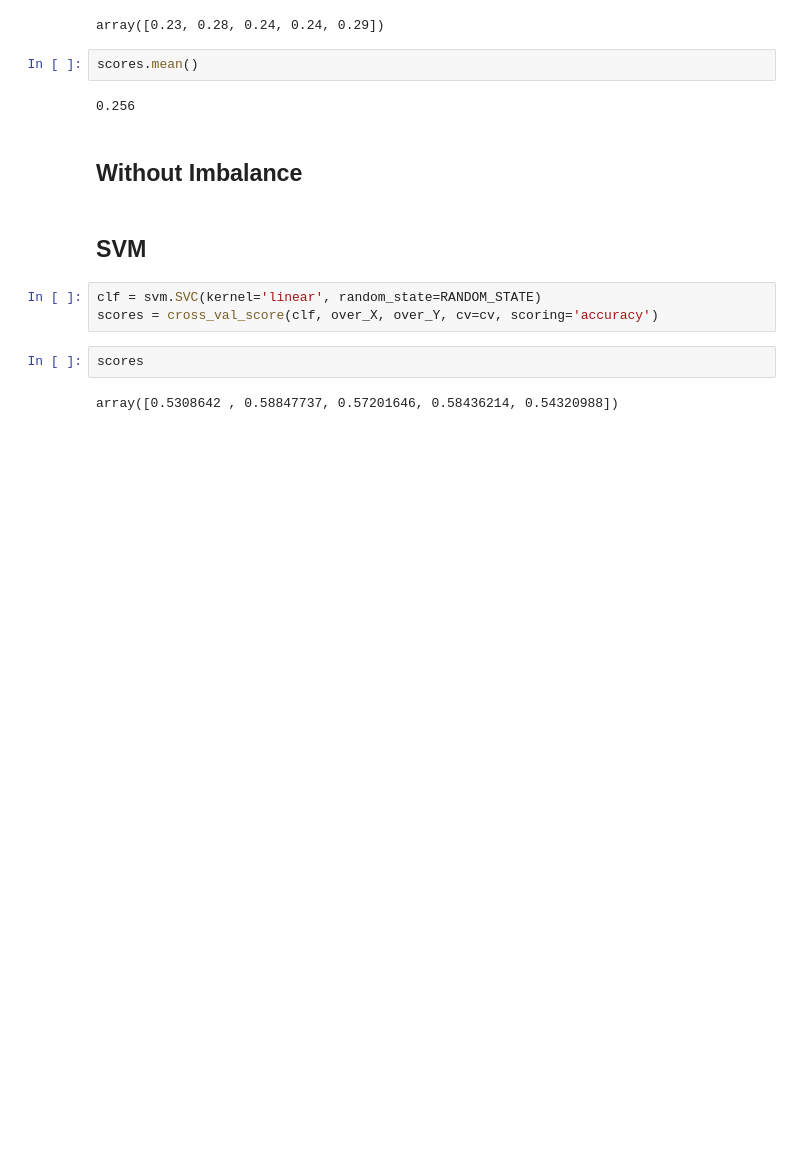
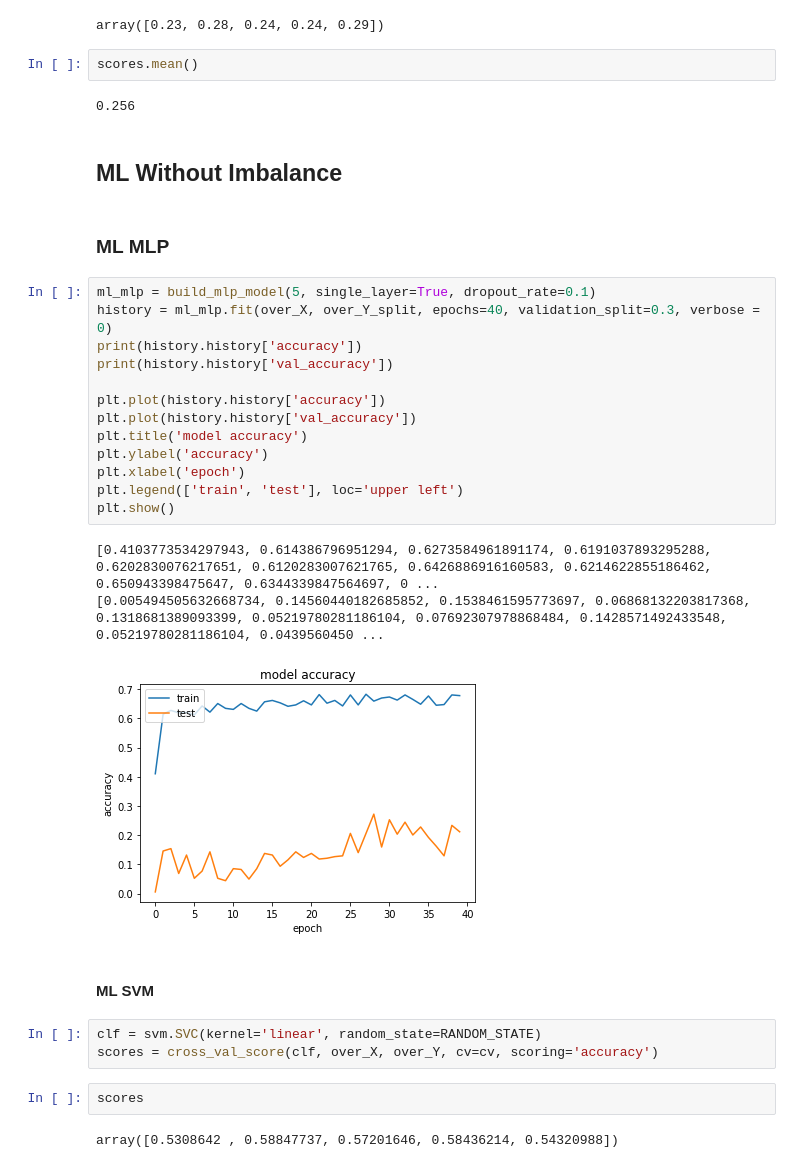
Before and after one commit to qingemeng/cs598dlh-final, a Jupyter notebook: Final.ipynb, the cells around one changed output. Cells and saved outputs as stored; diff of their text form; blank space fills up the shorter version.

```diff
--- a/Final.ipynb
+++ b/Final.ipynb
@@ -397,9 +399,28 @@ scores.mean()
 # %% [output]
 0.256
 # %% [markdown]
-## Without Imbalance
+## ML Without Imbalance
+# %% [markdown]
+### ML MLP
+# %%
+ml_mlp = build_mlp_model(5, single_layer=True, dropout_rate=0.1)
+history = ml_mlp.fit(over_X, over_Y_split, epochs=40, validation_split=0.3, verbose = 0)
+print(history.history['accuracy'])
+print(history.history['val_accuracy'])
+
+plt.plot(history.history['accuracy'])
+plt.plot(history.history['val_accuracy'])
+plt.title('model accuracy')
+plt.ylabel('accuracy')
+plt.xlabel('epoch')
+plt.legend(['train', 'test'], loc='upper left')
+plt.show()
+# %% [output]
+[0.4103773534297943, 0.614386796951294, 0.6273584961891174, 0.6191037893295288, 0.6202830076217651, 0.6120283007621765, 0.6426886916160583, 0.6214622855186462, 0.650943398475647, 0.6344339847564697, 0 ...
+[0.005494505632668734, 0.14560440182685852, 0.1538461595773697, 0.06868132203817368, 0.1318681389093399, 0.05219780281186104, 0.07692307978868484, 0.1428571492433548, 0.05219780281186104, 0.0439560450 ...
+[figure, added]
 # %% [markdown]
-## SVM
+#### ML SVM
 # %%
 clf = svm.SVC(kernel='linear', random_state=RANDOM_STATE)
 scores = cross_val_score(clf, over_X, over_Y, cv=cv, scoring='accuracy')
```
Also changed, not shown: parts of 23 cells of this notebook.
